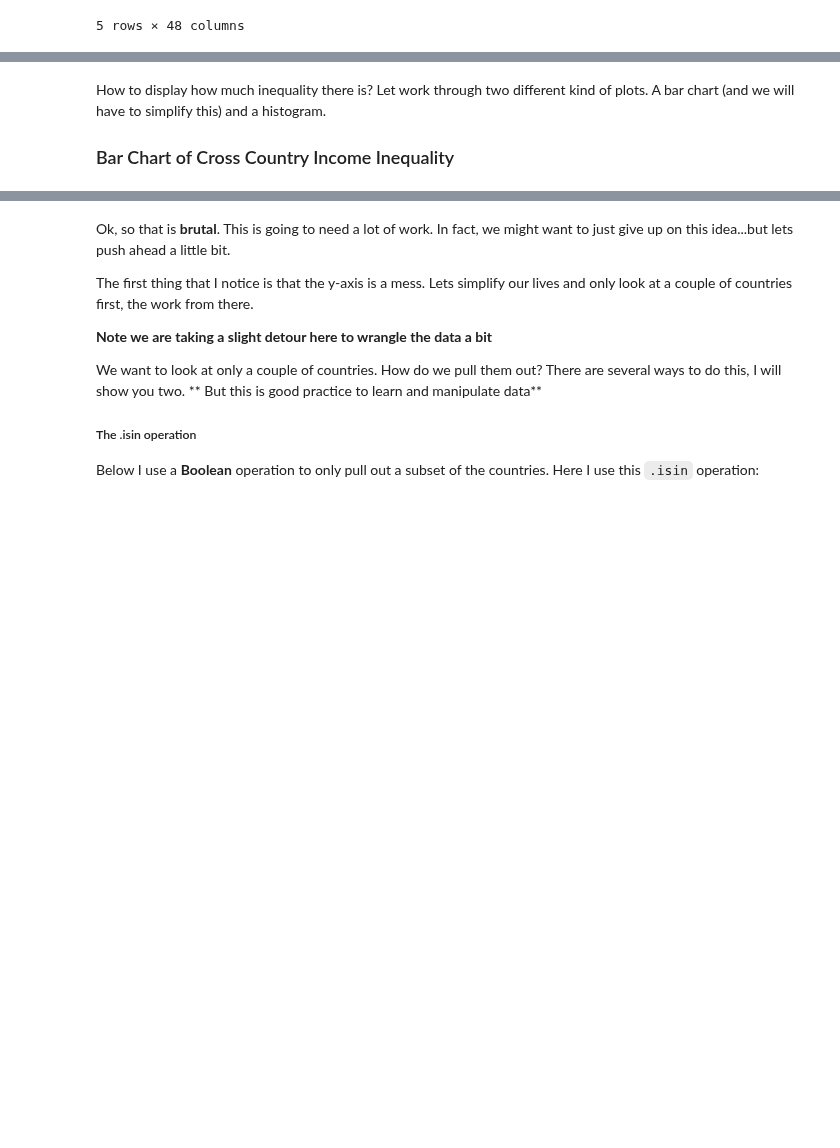
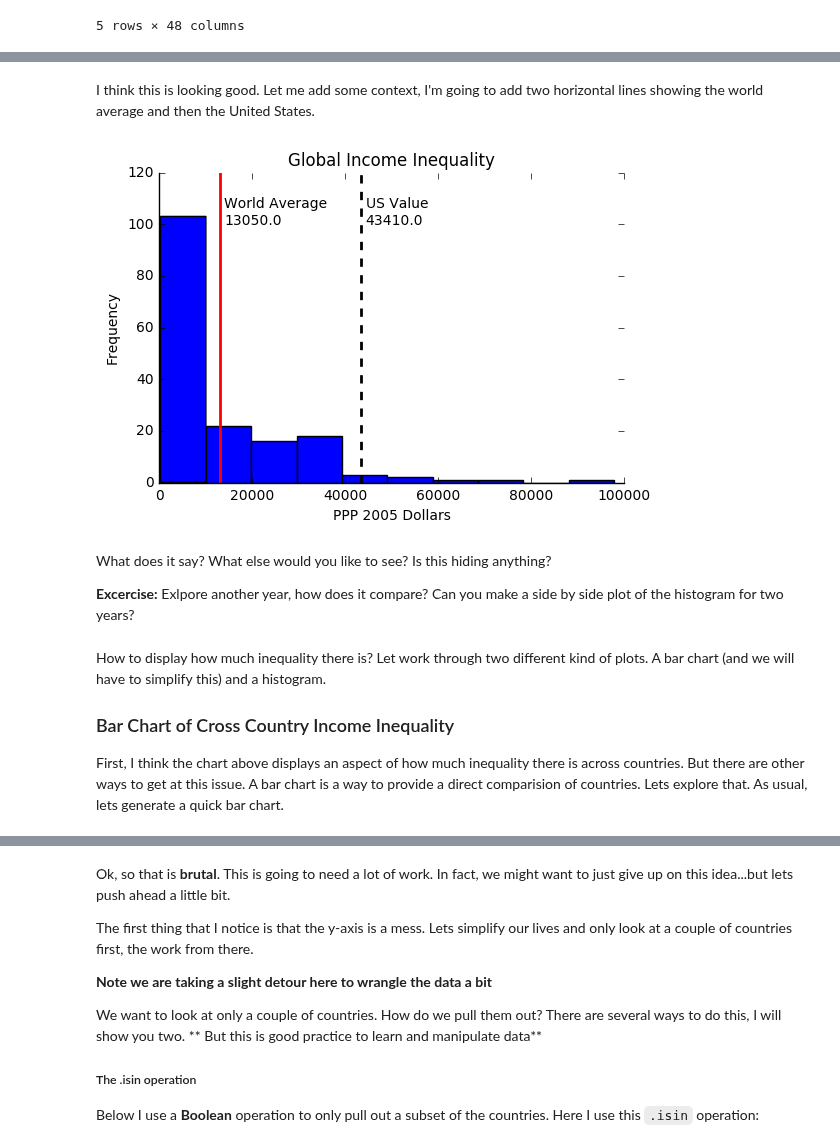
Before and after one commit to mwaugh0328/Data_Bootcamp_Fall_2017, a Jupyter notebook: data_bootcamp_1030/more_matplotlib_inequality.ipynb, the cells around one changed output, grey strips where cells are left out. Cells and saved outputs as stored; diff of their text form; code cells hidden in the pictures; blank space fills up the shorter version.

```diff
--- a/data_bootcamp_1030/more_matplotlib_inequality.ipynb
+++ b/data_bootcamp_1030/more_matplotlib_inequality.ipynb
@@ -74,7 +110,62 @@ pwt_2005.head()  # Do this again, just to verify we have what we think we have..
+# %% [markdown]
+I think this is looking good. Let me add some context, I'm going to add two horizontal lines showing the world average and then the United States.
+# %%
+fig, ax = plt.subplots()
+
+pwt_2005.gdp_pop.plot(kind='hist', ax=ax)
+
+ax.set_xlabel("PPP 2005 Dollars")
+
+ax.set_title("Global Income Inequality")
+
+ax.spines["right"].set_visible(False)
+ax.spines["top"].set_visible(False)
+
+# All the stuff is the same as before... below is the new stuff.
+
+avg = pwt_2005.gdp_pop.mean() # This computes the average value.
+
+
+ax.axvline(x=avg,           # Set the value equall to the average
+           color='r',       # make the color red
+           label='Average', # this is the label (shows up in the legend)
+           linestyle='-',   # the line style
+           linewidth=2)     # thickness of the line
+
+message = "World Average \n" + str(round(avg,-1)) # Create the message, convert the number to a string,
+                                                  # then add it
+
+ax.text(avg + 1000, # This is the placement on the x-axis, I'm shifting it righ to see it better
+        100, # placement on the y-axis
+        message,  # The message
+        horizontalalignment='left') # then alling everything on the left.
+
+usval = float(pwt_2005[pwt_2005.countrycode == "USA"].gdp_pop)
+# Note how I'm doing this, I'm slicing the data frame by a boolean operation. So take the value
+# where the countrycode is USA, return gdp_pop. The one issue here is that it returns a dataframe
+# not a floating point value. So I use float to convert it.
+
+ax.axvline(x= usval, color='k', label= "USA", linestyle='--', linewidth=2) # Put in the US Value
+# Same deal as above
+
+message = "US Value \n" + str(round(usval,-1))
+
+ax.text(usval +1000, 100, message, horizontalalignment='left')
+# Same deal as above.
+
+plt.show()
+# %% [output]
+[figure, added]
+# %% [markdown]
+What does it say? What else would you like to see? Is this hiding anything?
+
+**Excercise:** Exlpore another year, how does it compare? Can you make a side by side plot of the histogram for two years?
 # %% [markdown]
 How to display how much inequality there is? Let work through two different kind of plots. A bar chart (and we will have to simplify this) and a histogram.
 
 ### Bar Chart of Cross Country Income Inequality
+
+First, I think the chart above displays an aspect of how much inequality there is across countries. But there are other ways to get at this issue. A bar chart is a way to provide a direct comparision of countries. Lets explore that. As usual, lets generate a quick bar chart.
 # %%
 fig, ax = plt.subplots()
 
```
Also changed, not shown: parts of 31 cells of this notebook.
